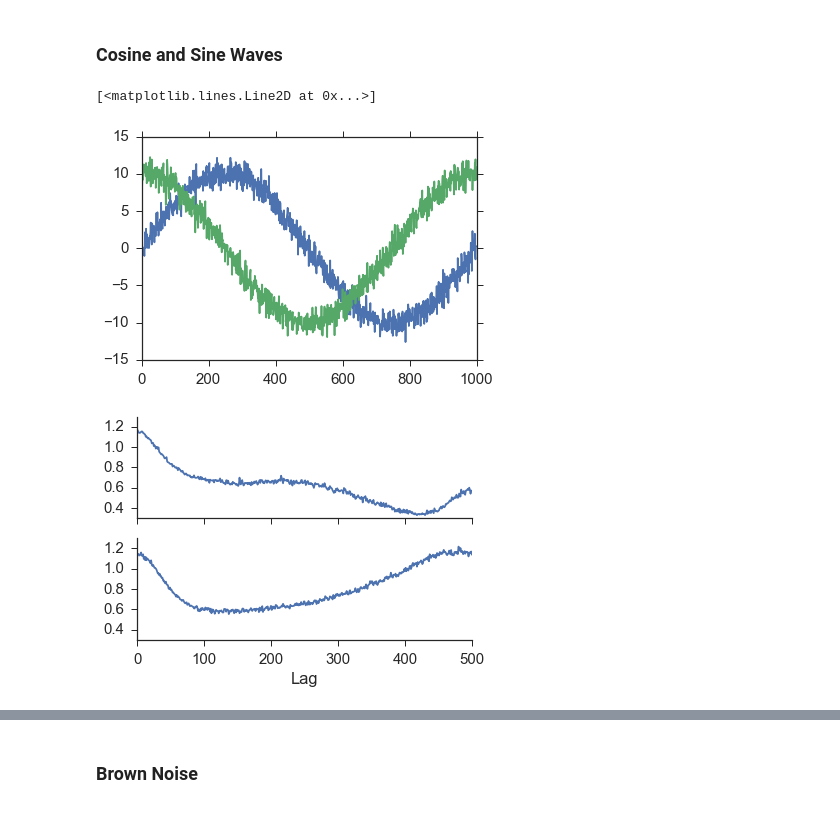
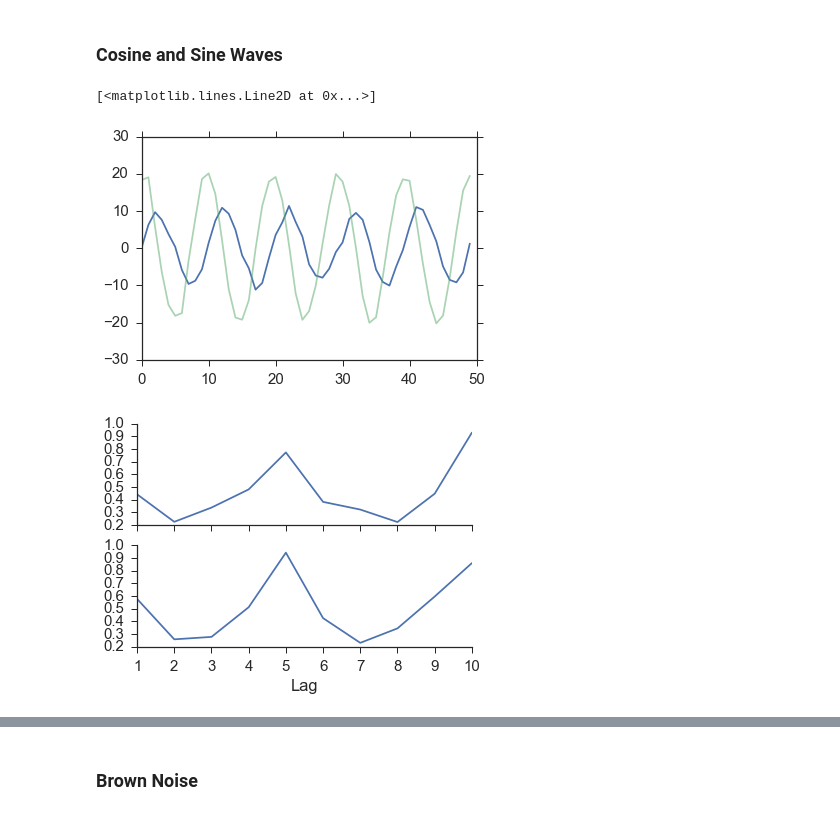
Before and after one commit to nickc1/skccm, a Jupyter notebook: scripts/skCCM_examples.ipynb, the cells around one changed output, grey strips where cells are left out. Drawn from its saved outputs; the diff is of its cells as text; code cells hidden in the pictures.

```diff
--- a/scripts/skCCM_examples.ipynb
+++ b/scripts/skCCM_examples.ipynb
@@ -431,18 +454,18 @@ plt.plot(lib_lens,sc2)
 # %% [markdown]
 ### Cosine and Sine Waves
 # %%
-ts_length=1000
-x1 = np.random.randn(ts_length,) + 10*np.sin(np.linspace(0,2*np.pi,ts_length))
-x2 = np.random.randn(ts_length,) + 10*np.cos(np.linspace(0,2*np.pi,ts_length))
+ts_length=50
+x1 = np.random.randn(ts_length,) + 10*np.sin(np.linspace(0,10*np.pi,ts_length))
+x2 = np.random.randn(ts_length,) + 20*np.cos(np.linspace(0,10*np.pi,ts_length))
 
 #x1[x1<0] = np.random.randn(np.sum(x1<0),)
 #x2[x2<0] = np.random.randn(np.sum(x2<0),)
 # %%
 plt.plot(x1)
-plt.plot(x2)
+plt.plot(x2,alpha=.5)
 # %% [output]
 [<matplotlib.lines.Line2D at 0x...>]
-[figure, old version]
+[figure, new version]
 # %%
 em_x1 = ccm.embed(x1)
 em_x2 = ccm.embed(x2)
@@ -451,9 +474,9 @@ mi2 = em_x2.mutual_information(500)
 # %%
 fig,ax = plt.subplots(nrows=2,sharex=True,sharey=True)
-ax[0].plot(np.arange(1,501),mi1)
-ax[1].plot(np.arange(1,501),mi2)
+ax[0].plot(np.arange(1,11),mi1)
+ax[1].plot(np.arange(1,11),mi2)
 ax[1].set_xlabel('Lag')
 sns.despine()
 # %% [output]
-[figure, old version]
+[figure, new version]
 # %%
```
Also changed, not shown: parts of 54 cells of this notebook, 3 other files.
